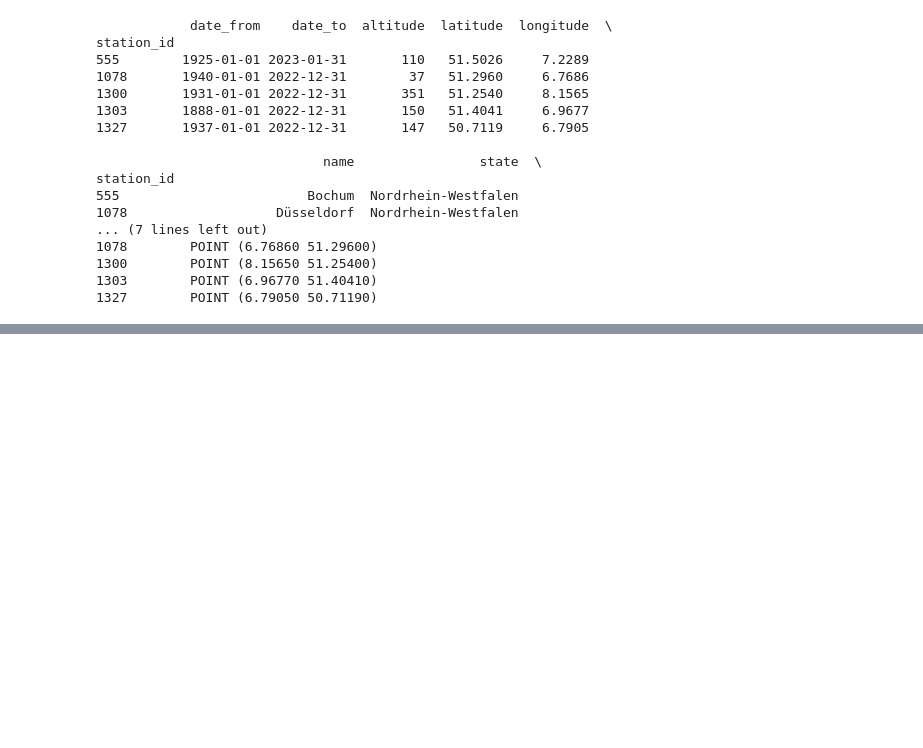
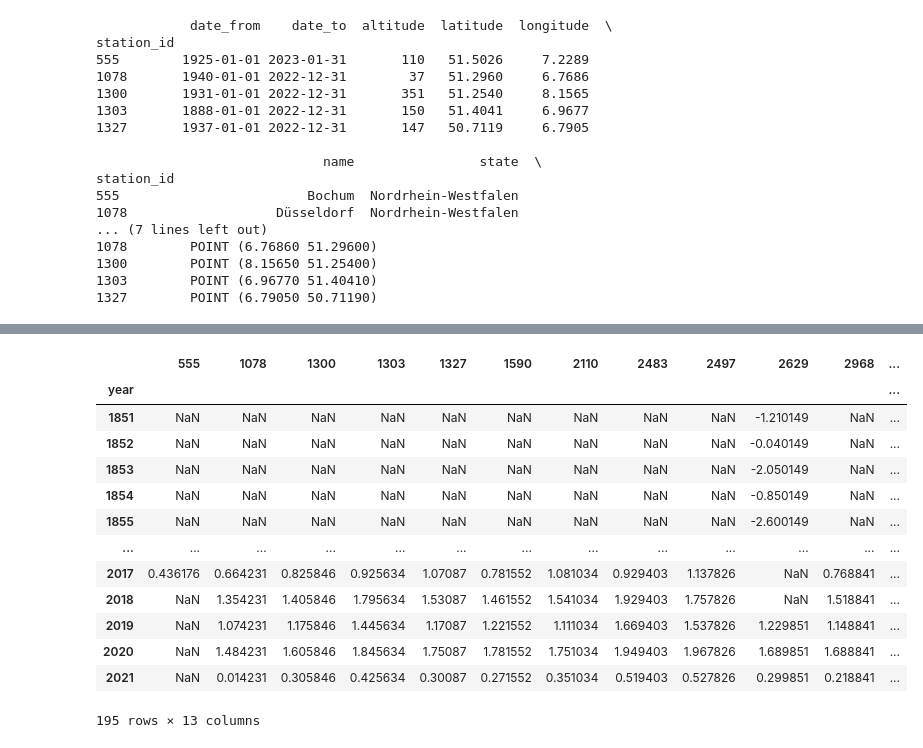
Before and after one commit to kftunay/GeoData_WS2022_II_Final_Group_D, a Jupyter notebook: gdms0000_Final_Assignment/01_Warming_stripes.ipynb, the cells around one changed output, grey strips where cells are left out. Drawn from its saved outputs; the diff is of its cells as text; code cells hidden in the pictures; blank space fills up the shorter version.

```diff
--- a/gdms0000_Final_Assignment/01_Warming_stripes.ipynb
+++ b/gdms0000_Final_Assignment/01_Warming_stripes.ipynb
@@ -360,0 +483,18 @@ gdf.to_file('my_13_stations.gpkg', driver='GPKG', layer='selected_NRW_stations')
+# %%
+df_temp_diff = (df - mean)
+df_temp_diff
+# %% [output]
+|  | 555 | 1078 | 1300 | 1303 | 1327 | 1590 | 2110 | 2483 | 2497 | 2629 | 2968 | ... |
+| year |  |  |  |  |  |  |  |  |  |  |  | ... |
+| 1851 | NaN | NaN | NaN | NaN | NaN | NaN | NaN | NaN | NaN | -1.210149 | NaN | ... |
+| 1852 | NaN | NaN | NaN | NaN | NaN | NaN | NaN | NaN | NaN | -0.040149 | NaN | ... |
+| 1853 | NaN | NaN | NaN | NaN | NaN | NaN | NaN | NaN | NaN | -2.050149 | NaN | ... |
+| 1854 | NaN | NaN | NaN | NaN | NaN | NaN | NaN | NaN | NaN | -0.850149 | NaN | ... |
+| 1855 | NaN | NaN | NaN | NaN | NaN | NaN | NaN | NaN | NaN | -2.600149 | NaN | ... |
+| ... | ... | ... | ... | ... | ... | ... | ... | ... | ... | ... | ... | ... |
+| 2017 | 0.436176 | 0.664231 | 0.825846 | 0.925634 | 1.07087 | 0.781552 | 1.081034 | 0.929403 | 1.137826 | NaN | 0.768841 | ... |
+| 2018 | NaN | 1.354231 | 1.405846 | 1.795634 | 1.53087 | 1.461552 | 1.541034 | 1.929403 | 1.757826 | NaN | 1.518841 | ... |
+| 2019 | NaN | 1.074231 | 1.175846 | 1.445634 | 1.17087 | 1.221552 | 1.111034 | 1.669403 | 1.537826 | 1.229851 | 1.148841 | ... |
+| 2020 | NaN | 1.484231 | 1.605846 | 1.845634 | 1.75087 | 1.781552 | 1.751034 | 1.949403 | 1.967826 | 1.689851 | 1.688841 | ... |
+| 2021 | NaN | 0.014231 | 0.305846 | 0.425634 | 0.30087 | 0.271552 | 0.351034 | 0.519403 | 0.527826 | 0.299851 | 0.218841 | ... |
+195 rows × 13 columns
```
Also changed, not shown: parts of 14 cells of this notebook, 2 other files.
